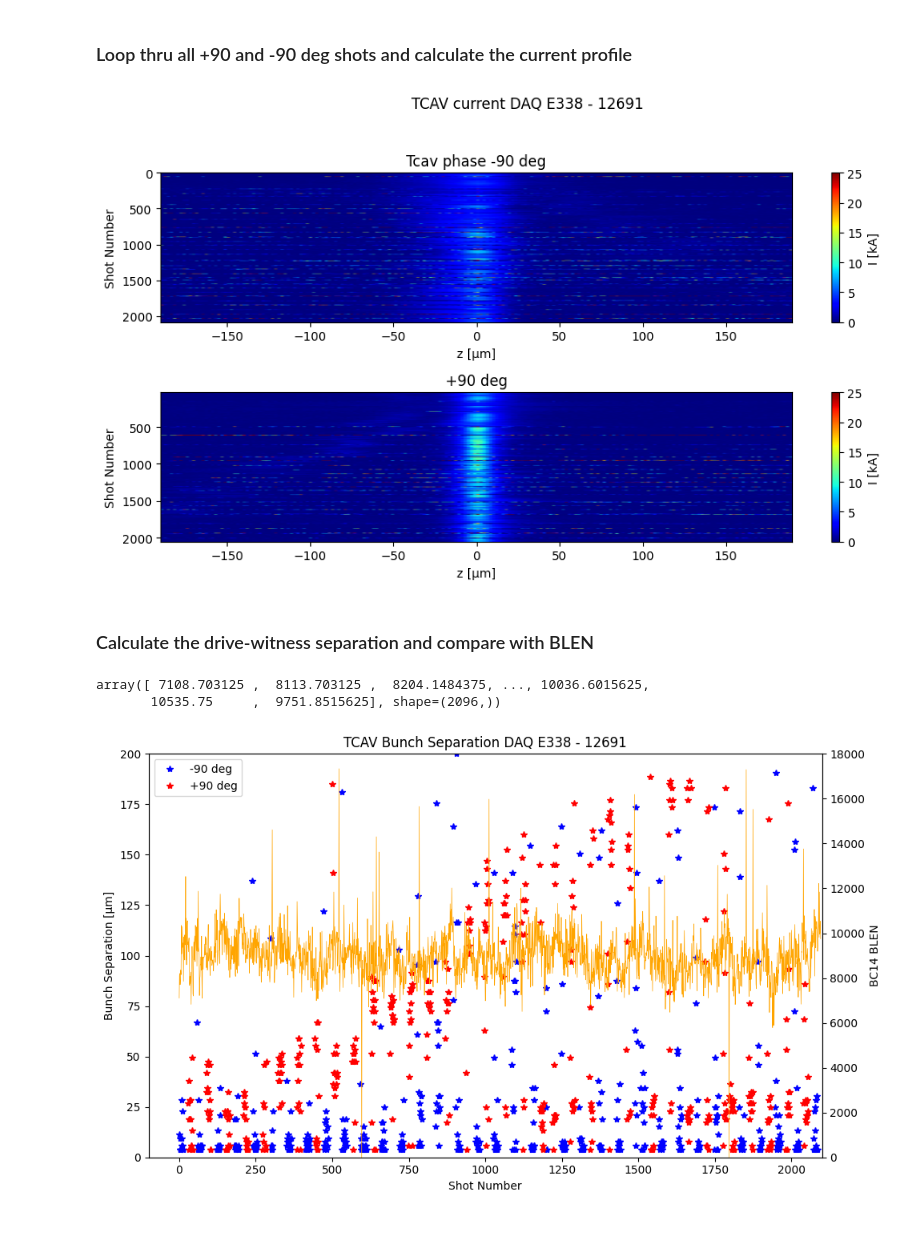
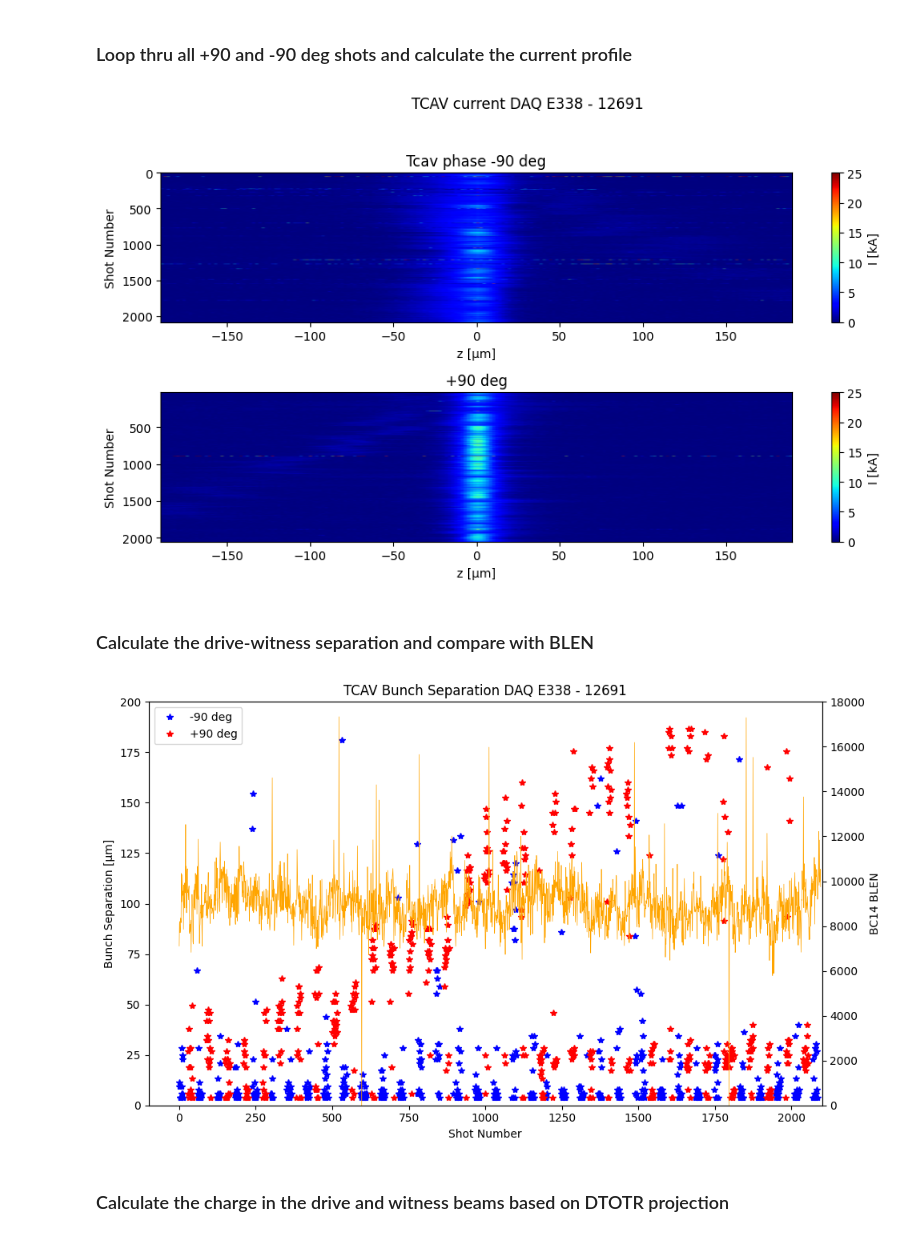
Before and after one commit to truewis/FACET-II-ML-diag, a Jupyter notebook: xtcav_analysis_E338_12691.ipynb, the cells around one changed output. Saved outputs shown, nothing was run; the diff lists cells and outputs as text; code cells hidden in the pictures.

Commit message:
Pre-processing + visualization for ML

```diff
--- a/xtcav_analysis_E338_12691.ipynb
+++ b/xtcav_analysis_E338_12691.ipynb
@@ -42,7 +42,6 @@ xtcalibrationfactor = data_struct.metadata.DTOTR2.RESOLUTION*1e-6/streakFromGUI/
 # %% [markdown]
 ### Grab XTCAV images on DTOTR2
 # %%
-# Combines the image data into one object
 DTOTR2data = None
 
 for a in range(len(stepsAll)):
@@ -51,39 +50,22 @@ for a in range(len(stepsAll)):
     if not match:
         raise ValueError(f"Path format invalid or not matched: {raw_path}")
 
-    # Construct final path assuming ./E338 is your local base folder
     DTOTR2datalocation = './E338/' + match.group(0)
 
-    # Load HDF5 data
     with h5py.File(DTOTR2datalocation, 'r') as f:
-        DTOTR2datastep = f['entry']['data']['data'][:].astype(np.float64)
-    if a == 0:
-        DTOTR2data = DTOTR2datastep
+        data_raw = f['entry']['data']['data'][:].astype(np.float64)  # shape: (N, H, W)
+    # Transpose to shape: (H, W, N)
+    data_transposed = np.transpose(data_raw, (2, 1, 0))
+
+    if DTOTR2data is None:
+        DTOTR2data = data_transposed
     else:
-        DTOTR2data = np.concatenate((DTOTR2data, DTOTR2datastep), axis=0)
+        DTOTR2data = np.concatenate((DTOTR2data, data_transposed), axis=2)
-# %%
-DTOTR2data = None
-
-for a in range(len(stepsAll)):
-    raw_path = data_struct.images.DTOTR2.loc[a]
-    match = re.search(rf'({experiment}_\d+/images/DTOTR2/DTOTR2_data_step\d+\.h5)', raw_path)
-    if not match:
-        raise ValueError(f"Path format invalid or not matched: {raw_path}")
-
-    DTOTR2datalocation = './E338/' + match.group(0)
-
-    with h5py.File(DTOTR2datalocation, 'r') as f:
-        data_raw = f['entry']['data']['data'][:].astype(np.float64)  # shape: (N, H, W)
-
-    # Transpose to shape: (H, W, N)
-    data_transposed = np.transpose(data_raw, (2, 1, 0))
-
-    if DTOTR2data is None:
-        DTOTR2data = data_transposed
-    else:
-        DTOTR2data = np.concatenate((DTOTR2data, data_transposed), axis=2)
 # %%
 # Keeps only the data with a common index
+DTOTR2commonind = data_struct.images.DTOTR2.common_index -1
+DTOTR2data = DTOTR2data[:, :, DTOTR2commonind]
+
 nshots = DTOTR2data.shape[2]
 # %% [markdown]
 ### Rotate the DTOTR2 images so they look like they do on profmon GUIs
@@ -470,8 +404,8 @@ plt.show()
 #    tcav off image. A better treatment would find the nearest tcav off image
 #   in the dataset and use that to apply the centroid correction on each shot
 
-minus_90_idx = np.where((xtcavPhase >= -90.5) & (xtcavPhase <= -89.5))[0]
-plus_90_idx = np.where((xtcavPhase >= 89.5) & (xtcavPhase <= 90.5))[0]
+minus_90_idx = np.where((xtcavPhase >= -91) & (xtcavPhase <= -89))[0]
+plus_90_idx = np.where((xtcavPhase >= 89) & (xtcavPhase <= 91))[0]
 
 currentProfile_minus_90 = []
 currentProfile_plus_90 = []
@@ -530,41 +464,36 @@ for ij in range(len(plus_90_idx)):
     currentProfile_plus_90.append(currentProfile)
 
 # Convert lists to arrays for plotting
 currentProfile_minus_90 = np.array(currentProfile_minus_90)
 currentProfile_plus_90 = np.array(currentProfile_plus_90)
 
 # Plot
 plt.figure(figsize=(10, 6))
 
 # Subplot for -90°
 plt.subplot(2, 1, 1)
 extent_x = tvar * 3e8 * 1e6  # Convert to microns
 plt.imshow(currentProfile_minus_90, aspect='auto', cmap='jet', vmin=0, vmax=25, extent=[extent_x[0], extent_x[-1], minus_90_idx[-1], minus_90_idx[0]])
 plt.xlabel('z [μm]')
 plt.ylabel('Shot Number')
 plt.title(plot_titles[0])
 plt.colorbar(label='I [kA]')
 
 # Subplot for +90°
 plt.subplot(2, 1, 2)
 plt.imshow(currentProfile_plus_90, aspect='auto', cmap='jet', vmin=0, vmax=25,extent=[extent_x[0], extent_x[-1], plus_90_idx[-1], plus_90_idx[0]])
 plt.xlabel('z [μm]')
 plt.ylabel('Shot Number')
 plt.title(plot_titles[2])
 plt.colorbar(label='I [kA]')
 
 plt.suptitle(f"TCAV current DAQ {experiment} - {runname}")
 plt.tight_layout(rect=[0, 0.03, 1, 0.95])
 plt.show()
 # %% [output]
-[figure, old version]
+[figure, new version]
 # %% [markdown]
 ### Calculate the drive-witness separation and compare with BLEN
-# %%
-bc14BLEN[0]
-# %% [output]
-array([ 7108.703125 ,  8113.703125 ,  8204.1484375, ..., 10036.6015625,
-       10535.75     ,  9751.8515625], shape=(2096,))
 # %%
 ispv = [bool(re.search(r'BLEN_LI14_888_BRAW', pv)) for pv in bsaVars]
 pvidx = [i for i, val in enumerate(ispv) if val]
@@ -657,4 +586,6 @@ fig.patch.set_facecolor('white')
 
 plt.show()
 # %% [output]
-[figure, old version]
+[figure, new version]
+# %% [markdown]
+### Calculate the charge in the drive and witness beams based on DTOTR projection
```
Also changed, not shown: parts of 27 cells of this notebook.
